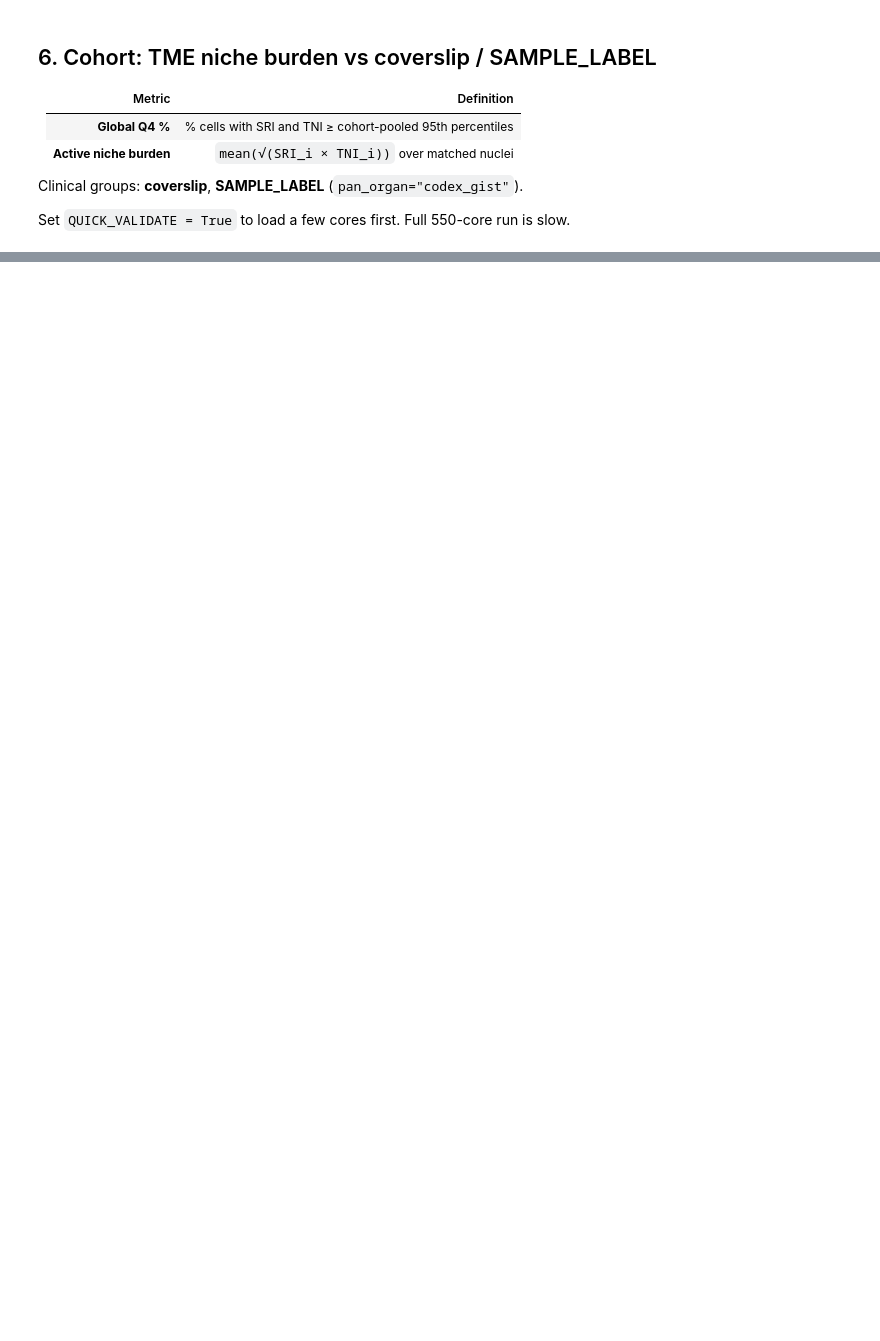
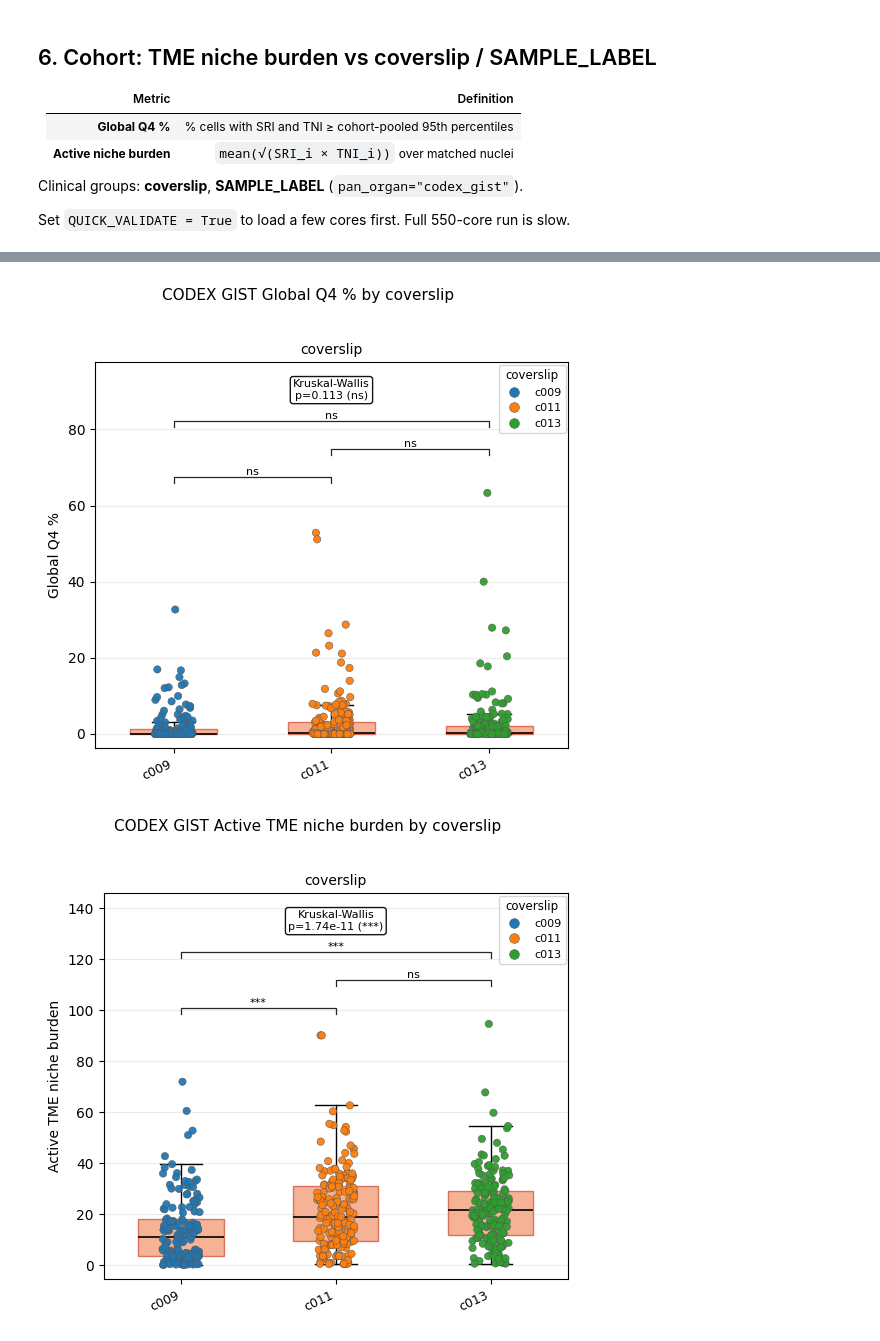
Before and after one commit to LingyuLi-math/Hist2Pheno, a Jupyter notebook: code/CODEX_gist/GIST_histology_derived_niche_index.ipynb, the cells around one changed output, grey strips where cells are left out. Drawn from its saved outputs; the diff is of its cells as text; code cells hidden in the pictures; blank space fills up the shorter version.

```diff
--- a/code/CODEX_gist/GIST_histology_derived_niche_index.ipynb
+++ b/code/CODEX_gist/GIST_histology_derived_niche_index.ipynb
@@ -39,16 +42,21 @@ for _p in (_repo / "Hist2Pheno_pkg", _repo / "Xenium_lung", _repo / "CODEX_pdac"
     if str(_p) not in sys.path:
         sys.path.insert(0, str(_p))
 
+import histology_niche_index as hni
+importlib.reload(hni)
+import s1167_histology_derived_niche_index as s1167_ni
+importlib.reload(s1167_ni)
 import gist_histology_derived_niche_index as gist_ni
 importlib.reload(gist_ni)
 
 DATA_ROOT = gist_ni.DEFAULT_DATA_ROOT
 CASES_ROOT = gist_ni.DEFAULT_CASES_ROOT
 STARDIST_ROOT = gist_ni.DEFAULT_STARDIST_ROOT
-OUT_DIR = DATA_ROOT / "result_all_spatial" / "niche_index_gist"
+OUT_DIR = DATA_ROOT / "result_all_spatial_gist" / "niche_index_gist"
 OUT_DIR.mkdir(parents=True, exist_ok=True)
 
 print("DATA_ROOT:", DATA_ROOT)
 print("STARDIST :", STARDIST_ROOT)
 print("OUT_DIR  :", OUT_DIR)
-print("pan_organ:", gist_ni.PAN_ORGAN)
+print("shared   :", hni.__file__)
+print("organ    :", gist_ni.cfg().pan_organ, gist_ni.cfg().tls_t)
@@ -180,9 +307,13 @@ Set `QUICK_VALIDATE = True` to load a few cores first. Full 550-core run is slow
 import importlib
 importlib.reload(gist_ni)
 
-QUICK_VALIDATE = True
+# QUICK_VALIDATE = True    # load six cores
+QUICK_VALIDATE = False    # load all 550 cores
 COHORT_SAMPLES = ALL_SAMPLES[:6] if QUICK_VALIDATE else ALL_SAMPLES
 print(f"Loading {len(COHORT_SAMPLES)} cores (QUICK_VALIDATE={QUICK_VALIDATE})")
+print("Datasets:")
+for i, sample in enumerate(COHORT_SAMPLES, start=1):
+    print(f"  {i}. {sample}")
 
 sample_dict = gist_ni.build_sample_dict(
     COHORT_SAMPLES, radius_um=RADIUS_UM, um_per_pixel=UM_PER_PX,
@@ -222,0 +508,63 @@ gist_ni.plot_clinical_comparison(
+# %%
+METRIC_SPECS = (
+    ("Q4_global_percent", "Global Q4 %"),
+    ("active_niche_burden", "Active TME niche burden"),
+)
+
+
+def _show_clinical_stats(stats):
+    display(stats.drop(columns=["pairwise"], errors="ignore"))
+    rows = []
+    for _, row in stats.iterrows():
+        items = row.get("pairwise")
+        if not isinstance(items, (list, tuple)):
+            continue
+        for item in items:
+            if not isinstance(item, dict):
+                continue
+            rec = dict(item)
+            rec["clinical_variable"] = row.get("clinical_variable")
+            rec["metric_col"] = row.get("metric_col")
+            rows.append(rec)
+    if rows:
+        print("Pairwise two-group tests (Holm-adjusted)")
+        display(pd.DataFrame(rows))
+
+
+def plot_gist_niche_by_clinical(df, clinical_columns, group_name, figsize=(5.5, 5.0)):
+    out = {}
+    cols = tuple(clinical_columns)
+    for metric, ylabel in METRIC_SPECS:
+        stats = gist_ni.test_clinical_groups(
+            df,
+            metric_col=metric,
+            clinical_cols=cols,
+            alternative="two-sided",
+            pairwise=True,
+            pairwise_correction="holm",
+        )
+        print(f"\n=== {ylabel} vs {group_name} ===")
+        _show_clinical_stats(stats)
+        save_path = OUT_DIR / f"gist_{metric}_{'_'.join(cols)}_clinical.pdf"
+        gist_ni.plot_clinical_comparison(
+            df,
+            stats,
+            q4_col=metric,
+            clinical_columns=cols,
+            color_by="group",
+            show_pairwise=True,
+            show_sample_legend=False,
+            figsize=figsize,
+            legend_ncol=1,
+            ylabel=ylabel,
+            suptitle=f"CODEX GIST {ylabel} by {group_name}",
+            save_path=save_path,
+        )
+        out[metric] = stats
+    return out
+
+
+gist_coverslip_stats = plot_gist_niche_by_clinical(
+    sri_tni_clinical, ("coverslip",), "coverslip",
+)
+# %% [output]
@@ -222,0 +587,2 @@ gist_ni.plot_clinical_comparison(
+[figure, added]
+[figure, added]
```
Also changed, not shown: parts of 20 cells of this notebook, 32 other files.
